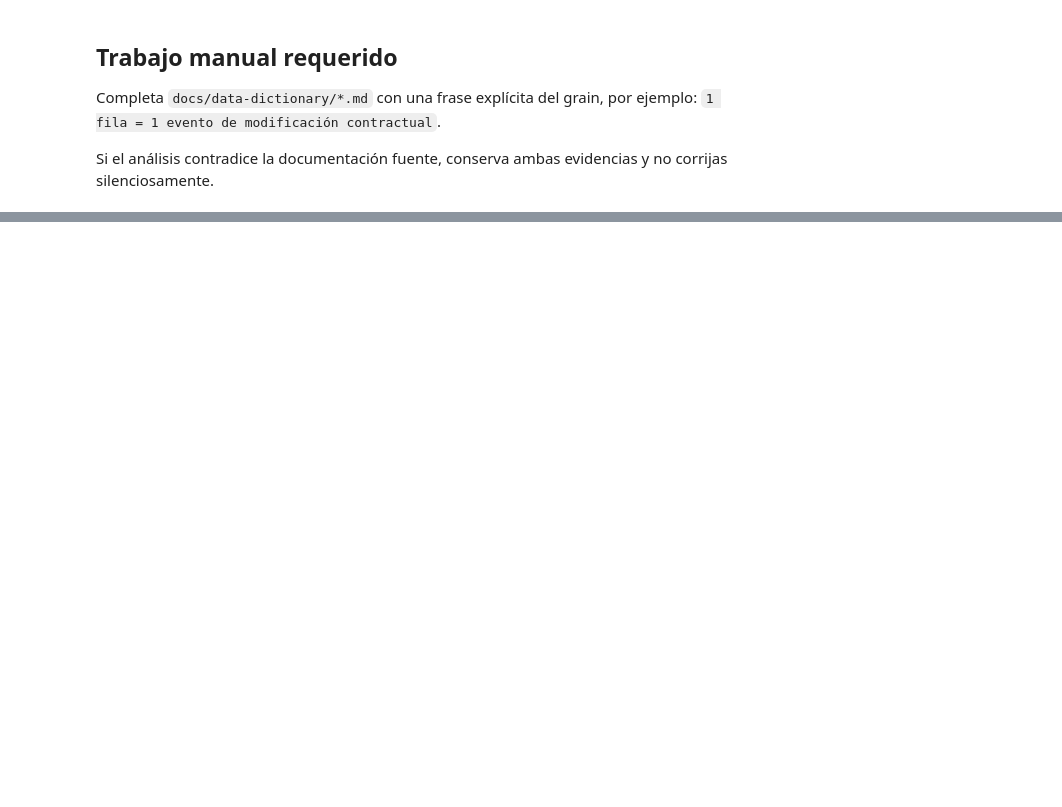
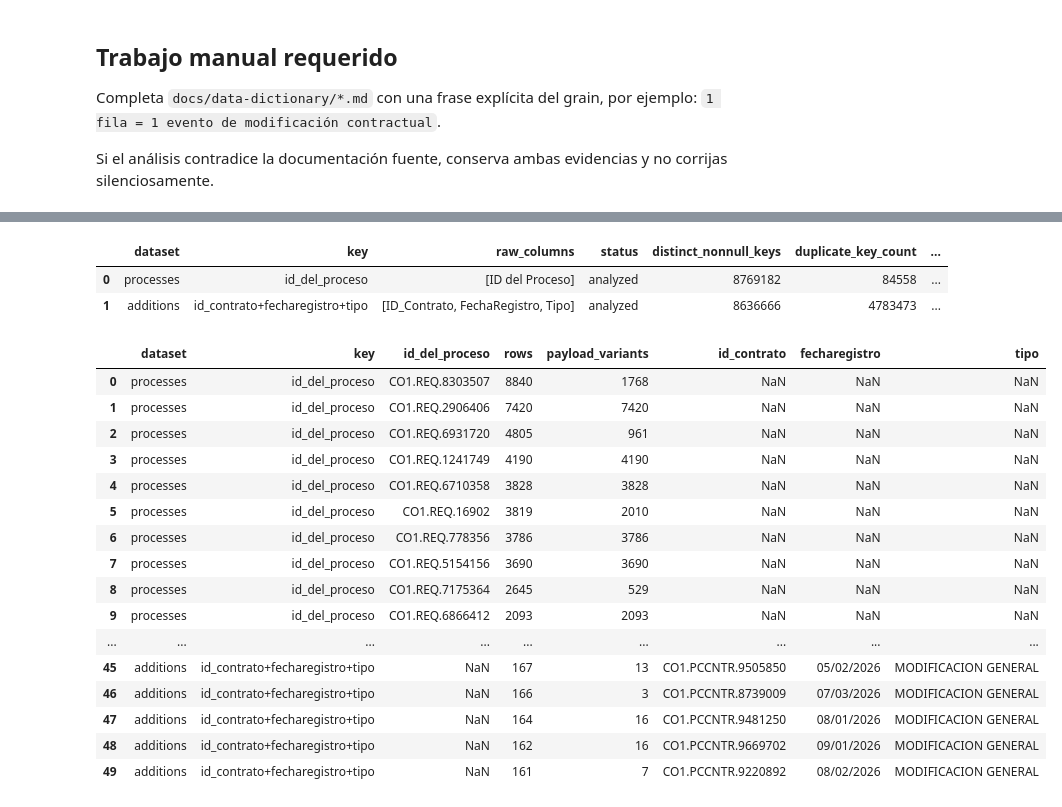
Before and after one commit to IngenieroJosser/argos-data-science, a Jupyter notebook: notebooks/02_grain_keys_and_duplicates.ipynb, the cells around one changed output, grey strips where cells are left out. Drawn from its saved outputs; the diff is of its cells as text; code cells hidden in the pictures; blank space fills up the shorter version.

```diff
--- a/notebooks/02_grain_keys_and_duplicates.ipynb
+++ b/notebooks/02_grain_keys_and_duplicates.ipynb
@@ -65,0 +123,69 @@ Si el análisis contradice la documentación fuente, conserva ambas evidencias y
+# %%
+from argos.profiling.grain import analyze_duplicate_structure, top_duplicate_keys
+
+grain_probes = [
+    ("processes", ("id_del_proceso",)),
+    ("additions", ("id_contrato", "fecharegistro", "tipo")),
+]
+
+grain_resolution = pd.DataFrame([
+    analyze_duplicate_structure(
+        dataset,
+        FILES[dataset],
+        key_columns,
+        sample_size=cfg["csv_sample_size"],
+        temp_directory=paths.root / ".cache" / "duckdb",
+    )
+    for dataset, key_columns in grain_probes
+])
+
+write_report(
+    grain_resolution,
+    paths.reports / "profiling" / "grain_resolution.parquet",
+)
+
+grain_resolution
+# %% [output]
+|  | dataset | key | raw_columns | status | distinct_nonnull_keys | duplicate_key_count | ... |
+| 0 | processes | id_del_proceso | [ID del Proceso] | analyzed | 8769182 | 84558 | ... |
+| 1 | additions | id_contrato+fecharegistro+tipo | [ID_Contrato, FechaRegistro, Tipo] | analyzed | 8636666 | 4783473 | ... |
+# %%
+duplicate_examples = pd.concat(
+    [
+        top_duplicate_keys(
+            dataset,
+            FILES[dataset],
+            key_columns,
+            sample_size=cfg["csv_sample_size"],
+            limit=25,
+            temp_directory=paths.root / ".cache" / "duckdb",
+        )
+        for dataset, key_columns in grain_probes
+    ],
+    ignore_index=True,
+)
+
+write_report(
+    duplicate_examples,
+    paths.reports / "profiling" / "duplicate_key_examples.parquet",
+)
+
+duplicate_examples
+# %% [output]
+|  | dataset | key | id_del_proceso | rows | payload_variants | id_contrato | fecharegistro | tipo |
+| 0 | processes | id_del_proceso | CO1.REQ.8303507 | 8840 | 1768 | NaN | NaN | NaN |
+| 1 | processes | id_del_proceso | CO1.REQ.2906406 | 7420 | 7420 | NaN | NaN | NaN |
+| 2 | processes | id_del_proceso | CO1.REQ.6931720 | 4805 | 961 | NaN | NaN | NaN |
+| 3 | processes | id_del_proceso | CO1.REQ.1241749 | 4190 | 4190 | NaN | NaN | NaN |
+| 4 | processes | id_del_proceso | CO1.REQ.6710358 | 3828 | 3828 | NaN | NaN | NaN |
+| 5 | processes | id_del_proceso | CO1.REQ.16902 | 3819 | 2010 | NaN | NaN | NaN |
+| 6 | processes | id_del_proceso | CO1.REQ.778356 | 3786 | 3786 | NaN | NaN | NaN |
+| 7 | processes | id_del_proceso | CO1.REQ.5154156 | 3690 | 3690 | NaN | NaN | NaN |
+| 8 | processes | id_del_proceso | CO1.REQ.7175364 | 2645 | 529 | NaN | NaN | NaN |
+| 9 | processes | id_del_proceso | CO1.REQ.6866412 | 2093 | 2093 | NaN | NaN | NaN |
+| ... | ... | ... | ... | ... | ... | ... | ... | ... |
+| 45 | additions | id_contrato+fecharegistro+tipo | NaN | 167 | 13 | CO1.PCCNTR.9505850 | 05/02/2026 | MODIFICACION GENERAL |
+| 46 | additions | id_contrato+fecharegistro+tipo | NaN | 166 | 3 | CO1.PCCNTR.8739009 | 07/03/2026 | MODIFICACION GENERAL |
+| 47 | additions | id_contrato+fecharegistro+tipo | NaN | 164 | 16 | CO1.PCCNTR.9481250 | 08/01/2026 | MODIFICACION GENERAL |
+| 48 | additions | id_contrato+fecharegistro+tipo | NaN | 162 | 16 | CO1.PCCNTR.9669702 | 09/01/2026 | MODIFICACION GENERAL |
+| 49 | additions | id_contrato+fecharegistro+tipo | NaN | 161 | 7 | CO1.PCCNTR.9220892 | 08/02/2026 | MODIFICACION GENERAL |
```
Also changed, not shown: parts of 4 cells of this notebook, 43 other files.
